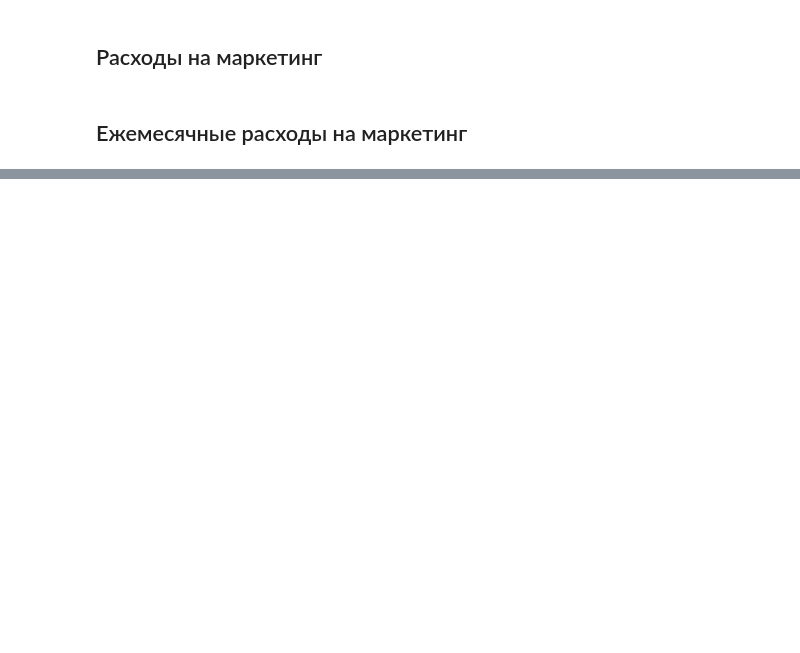
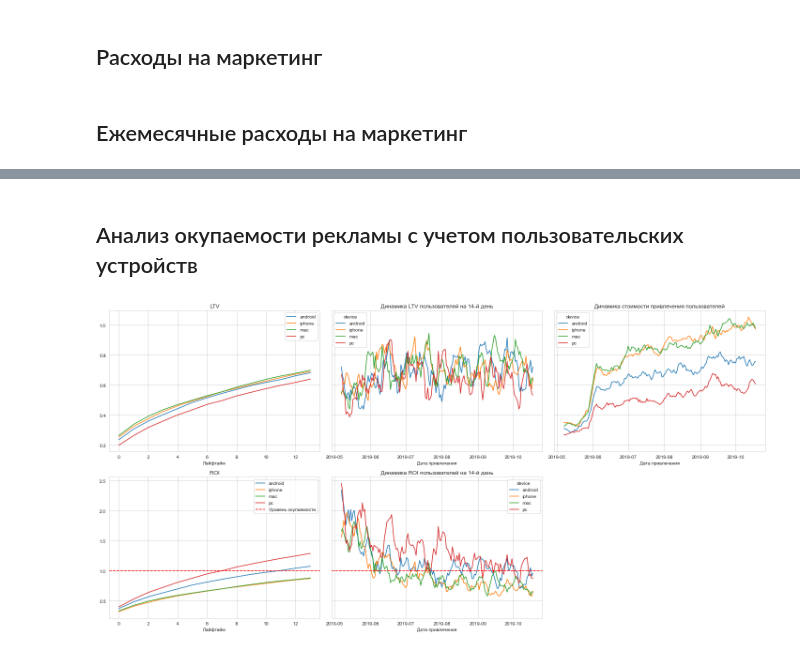
Before and after one commit to parabatareek/DataAnalyst, a Jupyter notebook: Projects/Project 7 - Маркетинговая аналитика/Project 7 - Маркетинговая аналитика.ipynb, the cells around one changed output, grey strips where cells are left out. Saved outputs shown, nothing was run; the diff lists cells and outputs as text; code cells hidden in the pictures; blank space fills up the shorter version.

Commit message:
Project 7 - Маркетинговая аналитика   + Завершенный проект   + Изменения с учетом комментариев ревьювера

```diff
--- a/Projects/Project 7 - Маркетинговая аналитика/Project 7 - Маркетинговая аналитика.ipynb
+++ b/Projects/Project 7 - Маркетинговая аналитика/Project 7 - Маркетинговая аналитика.ipynb
@@ -777,0 +849,18 @@ roi_history
+# %% [markdown]
+<a id='payback_device'></a>
+## Анализ окупаемости рекламы с учетом пользовательских устройств ##
+# %%
+ltv_raw, ltv, ltv_history, roi, roi_history = get_ltv(profiles=users,
+                                                      purchases=data_orders,
+                                                      observation_date=max_date_att.date(),
+                                                      horizon_days=14,
+                                                      dimensions=['device'])
+# %%
+plot_ltv_roi(ltv=ltv,
+             ltv_history=ltv_history,
+             roi=roi,
+             roi_history=roi_history,
+             horizon=14,
+             window=7)
+# %% [output]
+[figure, added]
```
Also changed, not shown: parts of 48 cells of this notebook, 1 other file.
